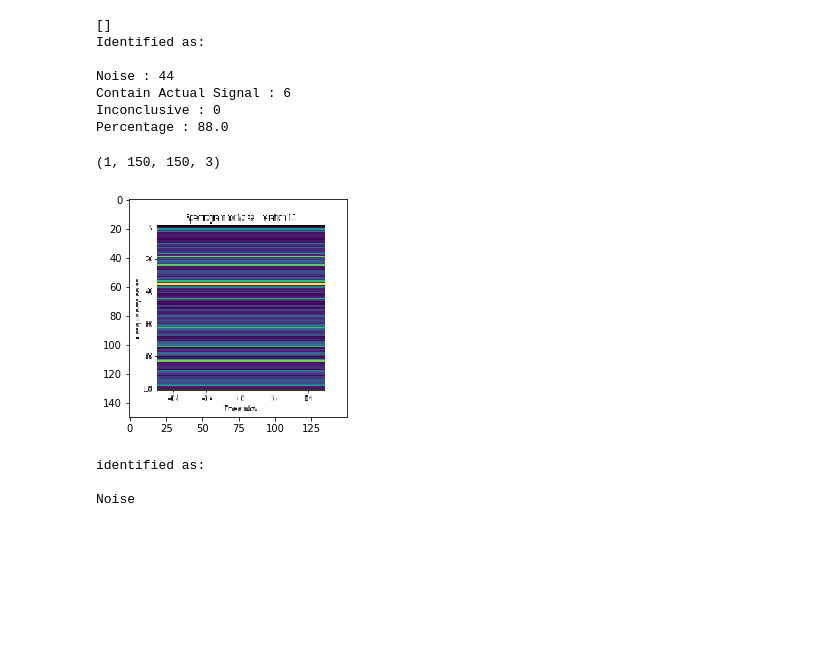
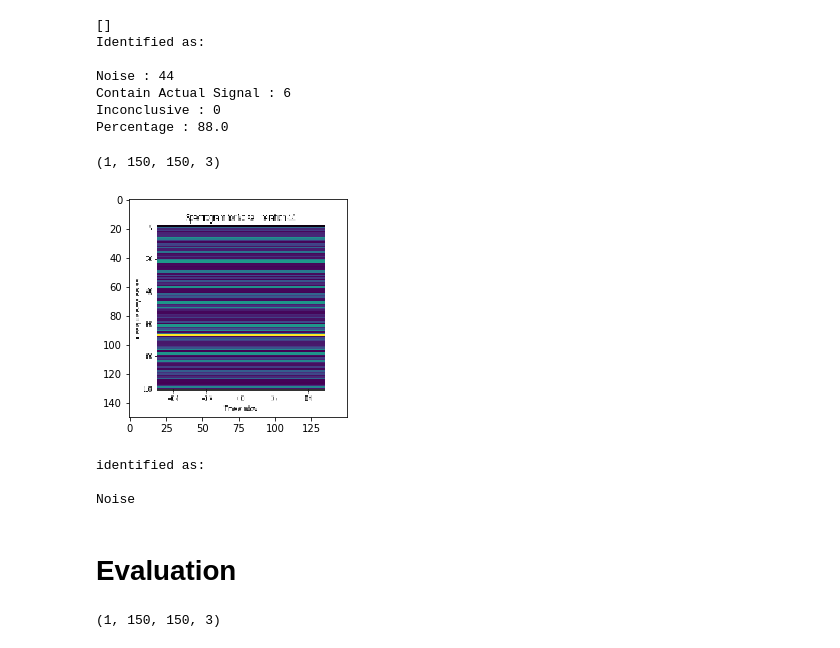
Before and after one commit to SGRGit/gwOsc, a Jupyter notebook: ClassifiySignalsOnCNN_Iteration2.ipynb, the cells around one changed output. Drawn from its saved outputs; the diff is of its cells as text; code cells hidden in the pictures; blank space fills up the shorter version.

```diff
--- a/ClassifiySignalsOnCNN_Iteration2.ipynb
+++ b/ClassifiySignalsOnCNN_Iteration2.ipynb
@@ -415,14 +415,16 @@ Percentage : 88.0
 # %%
 import random
 rand_test_img = random.choice(test_fnnames_setb)
-rand_test_img_path = os.path.join(setb_test_dir, rand_test_img)
+
+#rand_test_img_path = os.path.join(setb_test_dir, rand_test_img)
+rand_test_img_path = os.path.join(setb_test_dir,test_fnnames_setb[3])
 rand_test_img = load_img(rand_test_img_path, target_size = (150, 150))
 plt.imshow(rand_test_img)
 rand_test_img = np.expand_dims(rand_test_img, 0)
 print(rand_test_img.shape)
 # %% [output]
 (1, 150, 150, 3)
-[figure, old version]
+[figure, new version]
 # %%
 print("identified as: \n")
 if(model.predict(rand_test_img) < 0.5):
@@ -435,3 +437,16 @@ else:
 identified as:
 
 Noise
+# %% [markdown]
+# Evaluation
+# %%
+for fname in test_fnnames_setb:
+    if fname.startswith("."):
+        continue
+    file_path = os.path.join(setb_test_dir, fname)
+    load_file = load_img(file_path, target_size = (150, 150))
+    load_file = (np.expand_dims(load_file, 0))
+    pred_img = model.predict(load_file)
+print (load_file.shape)
+# %% [output]
+(1, 150, 150, 3)
```
Also changed, not shown: parts of 1 cell of this notebook.
